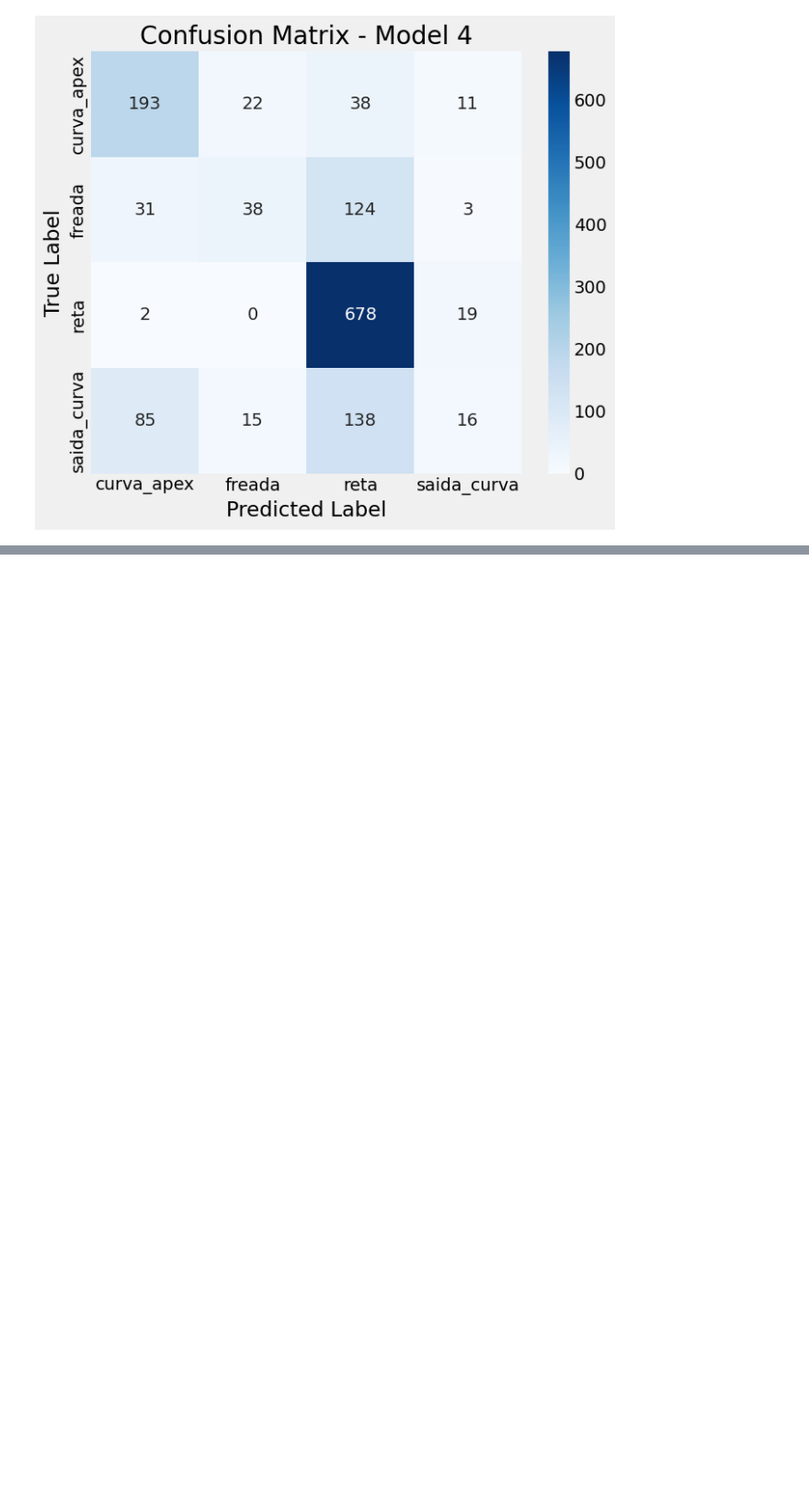
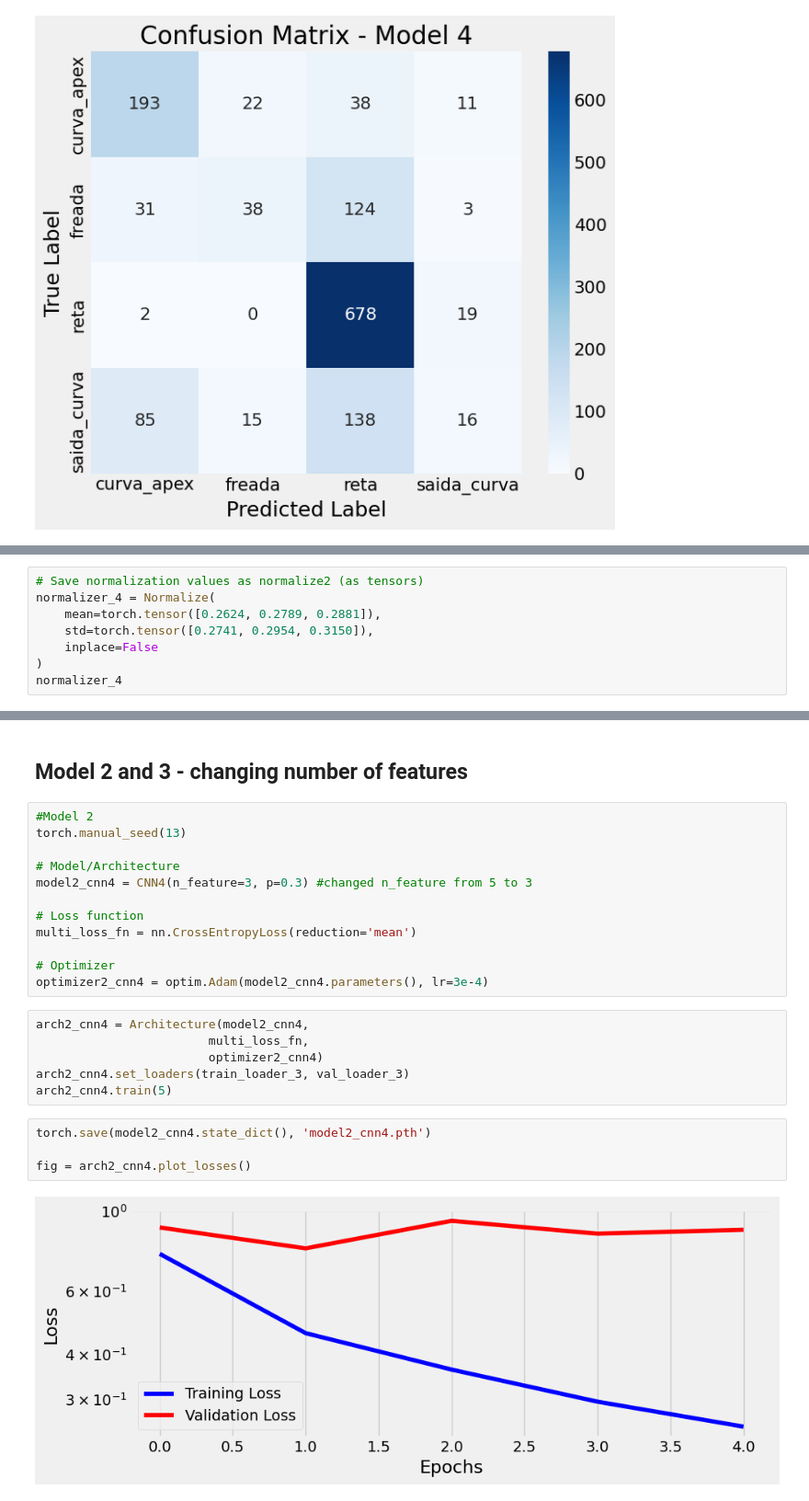
Before and after one commit to TomazFilgueira/UFRN-ML-2025-1-AutoParts_Classification, a Jupyter notebook: Iracing_classification.ipynb, the cells around one changed output, grey strips where cells are left out. Shown at 92% size. Saved outputs shown, nothing was run; the diff lists cells and outputs as text; blank space fills up the shorter version.

```diff
--- a/Iracing_classification.ipynb
+++ b/Iracing_classification.ipynb
@@ -1417,0 +1607,8 @@ plt.show()
+# %%
+# Save normalization values as normalize2 (as tensors)
+normalizer_4 = Normalize(
+    mean=torch.tensor([0.2624, 0.2789, 0.2881]),
+    std=torch.tensor([0.2741, 0.2954, 0.3150]),
+    inplace=False
+)
+normalizer_4
@@ -1417,0 +1668,26 @@ plt.show()
+# %% [markdown]
+## Model 2 and 3 - changing number of features
+# %%
+#Model 2
+torch.manual_seed(13)
+
+# Model/Architecture
+model2_cnn4 = CNN4(n_feature=3, p=0.3) #changed n_feature from 5 to 3
+
+# Loss function
+multi_loss_fn = nn.CrossEntropyLoss(reduction='mean')
+
+# Optimizer
+optimizer2_cnn4 = optim.Adam(model2_cnn4.parameters(), lr=3e-4)
+# %%
+arch2_cnn4 = Architecture(model2_cnn4,
+                        multi_loss_fn,
+                        optimizer2_cnn4)
+arch2_cnn4.set_loaders(train_loader_3, val_loader_3)
+arch2_cnn4.train(5)
+# %%
+torch.save(model2_cnn4.state_dict(), 'model2_cnn4.pth')
+
+fig = arch2_cnn4.plot_losses()
+# %% [output]
+[figure, added]
```
Also changed, not shown: parts of 30 cells of this notebook, 5 other files.
